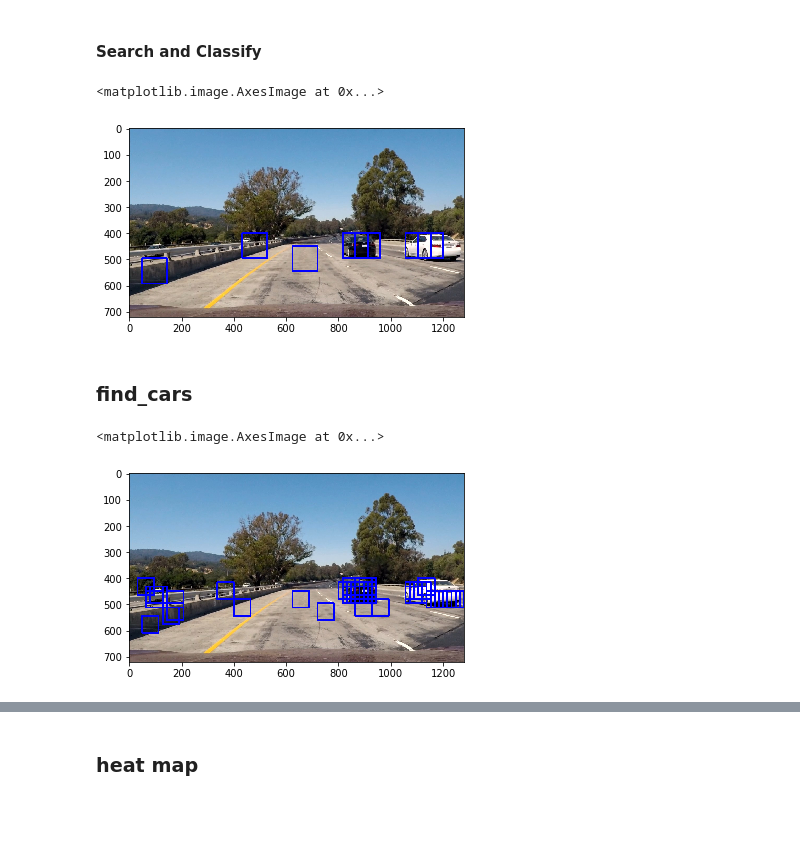
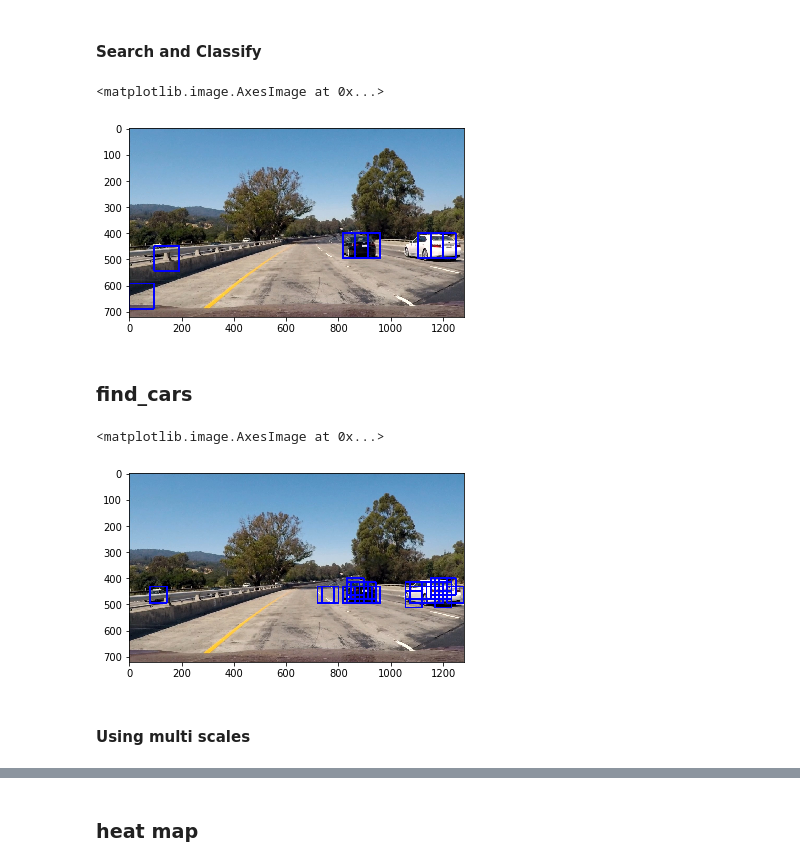
Before and after one commit to yuan-ji/CarND-Vehicle-Detection, a Jupyter notebook: project.ipynb, the cells around one changed output, grey strips where cells are left out. Cells and saved outputs as stored; diff of their text form; code cells hidden in the pictures; blank space fills up the shorter version.

```diff
--- a/project.ipynb
+++ b/project.ipynb
@@ -105,7 +105,11 @@ plt.title('Non Car HOG Visualization')
 # Define a function to compute binned color features
 def bin_spatial(img, size=(32, 32)):
     # Use cv2.resize().ravel() to create the feature vector
-    features = cv2.resize(img, size).ravel()
+#   features = cv2.resize(img, size).ravel()
+    ch1 = cv2.resize(img[:,:,0], size).ravel()
+    ch2 = cv2.resize(img[:,:,1], size).ravel()
+    ch3 = cv2.resize(img[:,:,2], size).ravel()
+    features = np.concatenate ([ch1, ch2, ch3])
     # Return the feature vector
     return features
 
@@ -178,15 +182,15 @@ def extract_features(imgs, color_space='RGB', spatial_size=(32, 32),
 
 ####################### Param setting#####################
 
-color_space = 'RGB' # Can be RGB, HSV, LUV, HLS, YUV, YCrCb
-orient = 9  # HOG orientations
-pix_per_cell = 8 # HOG pixels per cell
+color_space = 'YCrCb' # Can be RGB, HSV, LUV, HLS, YUV, YCrCb
+orient = 11  # HOG orientations
+pix_per_cell = 16 # HOG pixels per cell
 cell_per_block = 2 # HOG cells per block
 hog_channel = "ALL" # Can be 0, 1, 2, or "ALL"
 spatial_size = (16, 16) # Spatial binning dimensions
 hist_bins = 16    # Number of histogram bins
-spatial_feat = True # Spatial features on or off
-hist_feat = True # Histogram features on or off
+spatial_feat = False # Spatial features on or off
+hist_feat = False # Histogram features on or off
 hog_feat = True # HOG features on or off
 
 ####################### Param setting#####################
@@ -434,7 +438,7 @@ window_img = draw_boxes(draw_image, hot_windows, color=(0, 0, 255), thick=6)
 plt.imshow(window_img)
 # %% [output]
 <matplotlib.image.AxesImage at 0x...>
-[figure, old version]
+[figure, new version]
 # %% [markdown]
 ### find_cars
 # %%
@@ -602,21 +530,18 @@ def find_cars(img, ystart, ystop, scale, svc, X_scaler, orient, pix_per_cell, ce
 # %%
-import pickle
-# load a pe-trained svc model from a serialized (pickle) file
-dist_pickle = pickle.load( open("svc_pickle.p", "rb" ) )
-
 timage = mpimg.imread('test_images/test1.jpg')
 
 ####################### Param setting#####################
 
 ystart = 400
 ystop = 656
 scale = 1.0
 
 ####################### Param setting#####################
 
-out_img,_  = find_cars(timage, ystart, ystop, scale, svc, X_scaler, orient, pix_per_cell, cell_per_block, spatial_size, hist_bins)
-# out_img,_ = find_cars(timage, ystart, ystop, scale, color_space, hog_channel, svc, None, orient, pix_per_cell, cell_per_block, None, None)
+out_img,_  = find_cars(timage,color_space, ystart, ystop, scale, svc, X_scaler, orient, pix_per_cell, cell_per_block, spatial_size, hist_bins)
 plt.imshow(out_img)
 # %% [output]
 <matplotlib.image.AxesImage at 0x...>
-[figure, old version]
+[figure, new version]
+# %% [markdown]
+#### Using multi scales
```
Also changed, not shown: parts of 11 cells of this notebook, 2 other files.
